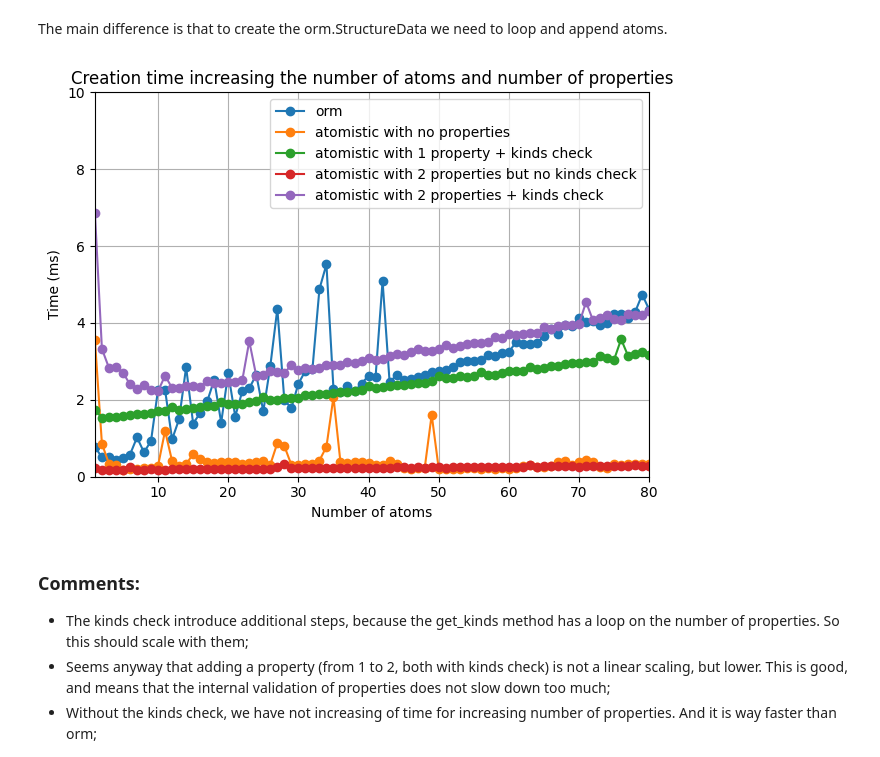
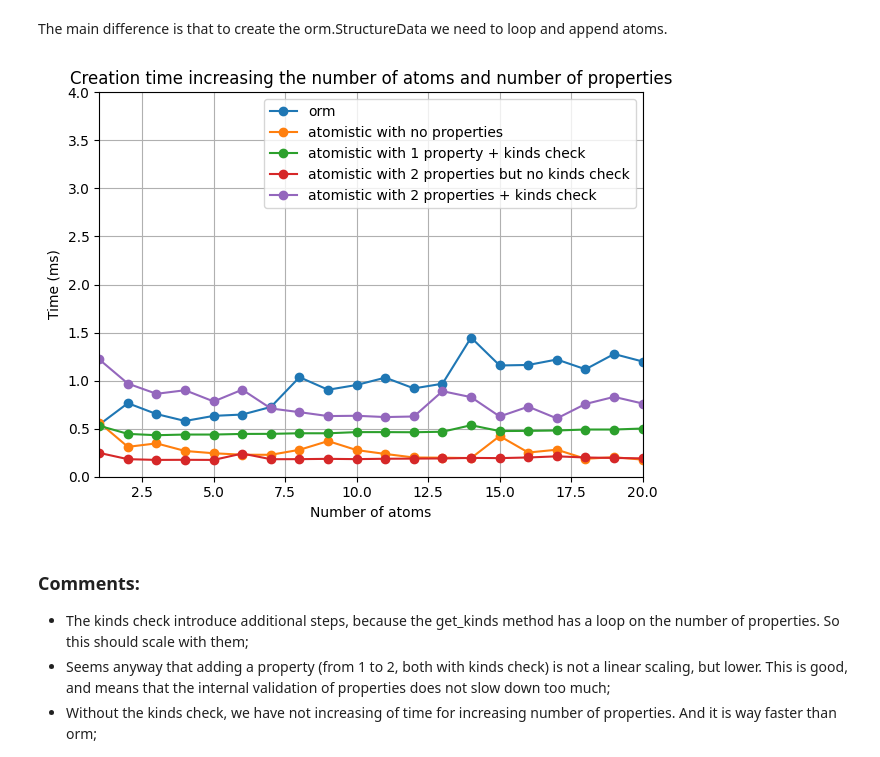
Before and after one commit to mikibonacci/aiida-atomistic, a Jupyter notebook: src/aiida_atomistic/data/structure/performance_test.ipynb, the cells around one changed output. Saved outputs shown, nothing was run; the diff lists cells and outputs as text; code cells hidden in the pictures.

```diff
--- a/src/aiida_atomistic/data/structure/performance_test.ipynb
+++ b/src/aiida_atomistic/data/structure/performance_test.ipynb
@@ -190,21 +190,22 @@ The main difference is that to create the orm.StructureData we need to loop and
 # %%
 
 plt.plot(factors,t_orm*1000, label='orm', marker='o')
 plt.plot(factors,t_atom*1000, label='atomistic with no properties', marker='o')
 plt.plot(factors,t_atom_props_4*1000, label='atomistic with 1 property + kinds check', marker='o')
 plt.plot(factors,t_atom_props_3*1000, label='atomistic with 2 properties but no kinds check', marker='o')
 plt.plot(factors,t_atom_props*1000, label='atomistic with 2 properties + kinds check', marker='o')
 #plt.plot(t_atom_props_2*1000, label='atomistic with charge, automatic masses and no kinds check', marker='o')
 plt.ylabel('Time (ms)')
 plt.xlabel('Number of atoms')
 plt.title('Creation time increasing the number of atoms and number of properties')
 plt.grid()
-plt.xlim(1,80)
-plt.ylim(0,10)
+plt.xlim(1,20)
+plt.ylim(0,4)
 plt.legend()
 plt.tight_layout()
+plt.savefig('scaling_after_optimizations_deepcopy_details.png')
 # %% [output]
-[figure, old version]
+[figure, new version]
 # %% [markdown]
 ### Comments:
 
```
Also changed, not shown: parts of 13 cells of this notebook, 10 other files.
